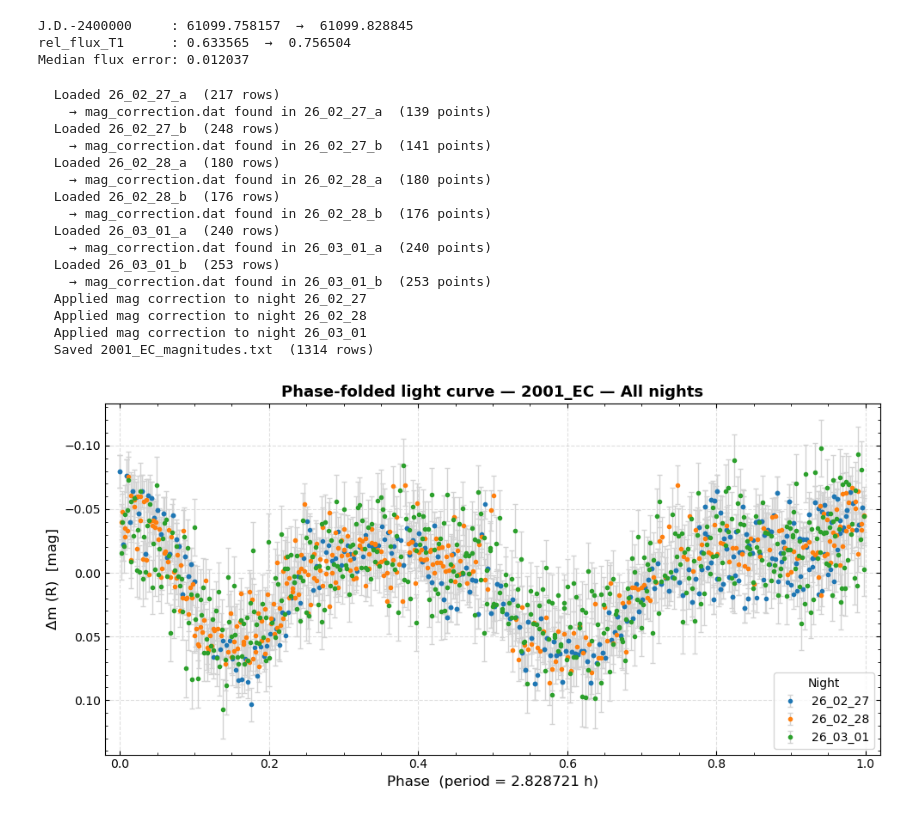
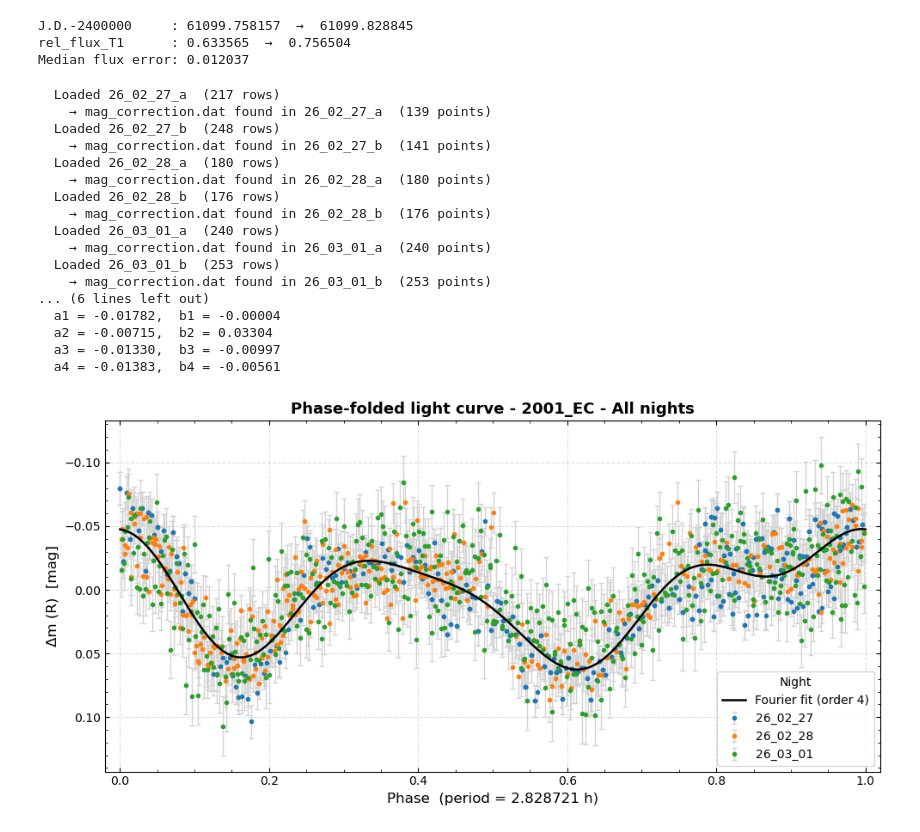
Before and after one commit to Robin-Savonet/OUKA2026, a Jupyter notebook: data/2001_EC/output_all_nights.ipynb, the cells around one changed output. Saved outputs shown, nothing was run; the diff lists cells and outputs as text; code cells hidden in the pictures.

Commit message:
Light-curve fit

```diff
--- a/data/2001_EC/output_all_nights.ipynb
+++ b/data/2001_EC/output_all_nights.ipynb
@@ -67,38 +70,41 @@ MERGE      = True # True → single phase-folded plot; False → one panel per n
 MAG_MODE   = True # True → plot in differential magnitude; False → fractional flux
 PERIOD     = period_ANOVA # period in hours, or None for raw time axis
 
 
 plot_light_curve_all_nights(
     TARGET,
     target_dir   = target_dir,
     night_col    = "night",
     # period       = None,
     period       = PERIOD,
     merge_nights = MERGE,
     nb_plot_per_row = 3,
     magnitude    = MAG_MODE,
     filter_name  = FILTER,
     airmass_col  = "AIRMASS",
     use_mag_correction=True,
+    fourier_fit=True,
+    fourier_order=4
 )
 # %% [output]
   Loaded 26_02_27_a  (217 rows)
     → mag_correction.dat found in 26_02_27_a  (139 points)
   Loaded 26_02_27_b  (248 rows)
     → mag_correction.dat found in 26_02_27_b  (141 points)
   Loaded 26_02_28_a  (180 rows)
     → mag_correction.dat found in 26_02_28_a  (180 points)
   Loaded 26_02_28_b  (176 rows)
     → mag_correction.dat found in 26_02_28_b  (176 points)
   Loaded 26_03_01_a  (240 rows)
     → mag_correction.dat found in 26_03_01_a  (240 points)
   Loaded 26_03_01_b  (253 rows)
     → mag_correction.dat found in 26_03_01_b  (253 points)
-  Applied mag correction to night 26_02_27
-  Applied mag correction to night 26_02_28
-  Applied mag correction to night 26_03_01
-  Saved 2001_EC_magnitudes.txt  (1314 rows)
+... (6 lines left out)
+  a1 = -0.01782,  b1 = -0.00004
+  a2 = -0.00715,  b2 = 0.03304
+  a3 = -0.01330,  b3 = -0.00997
+  a4 = -0.01383,  b4 = -0.00561
-[figure, old version]
+[figure, new version]
 # %%
 PERIOD     = period_FALC_harris # period in hours, or None for raw time axis
 
```
Also changed, not shown: parts of 6 cells of this notebook, 4 other files.
